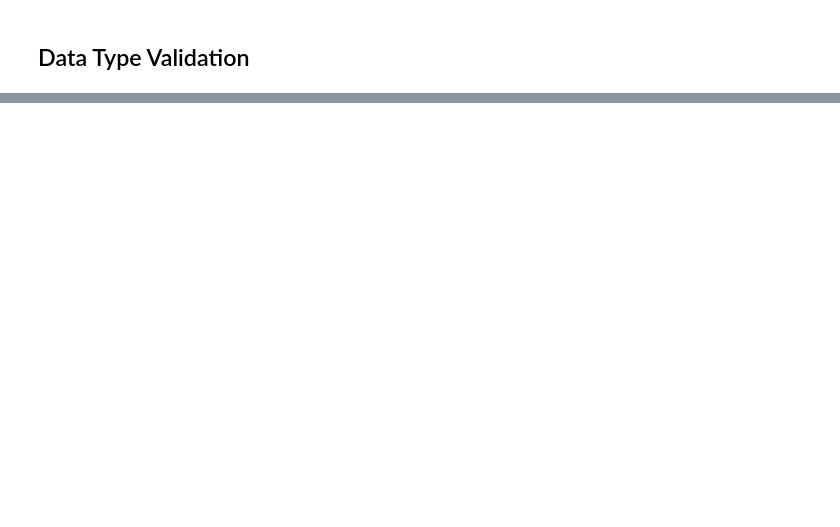
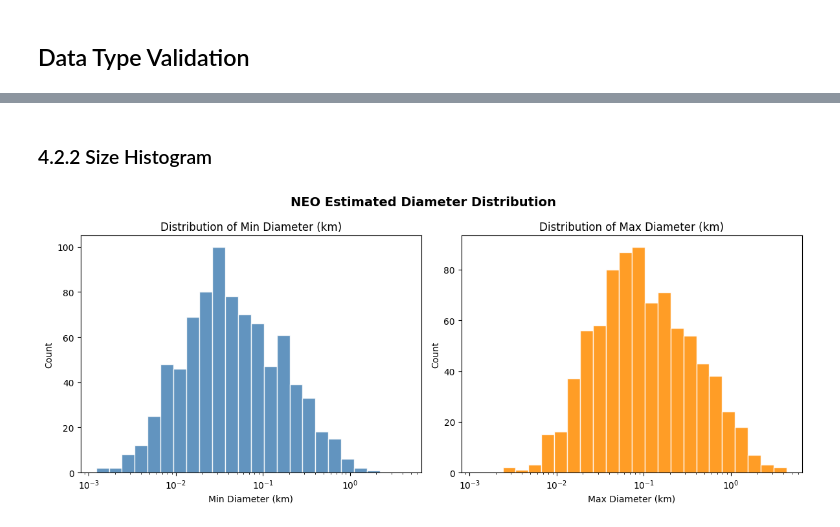
Before and after one commit to Mission-Insight/neo-analytics-platform, a Jupyter notebook: notebooks/eda.ipynb, the cells around one changed output, grey strips where cells are left out. Drawn from its saved outputs; the diff is of its cells as text; code cells hidden in the pictures; blank space fills up the shorter version.

```diff
--- a/notebooks/eda.ipynb
+++ b/notebooks/eda.ipynb
@@ -238,0 +173,19 @@ orbit_class_range object
+# %%
+# Fix boolean
+asteroids_df["is_potentially_hazardous"] = asteroids_df["is_potentially_hazardous"].astype(bool)
+
+# Fix date columns
+close_approaches_df["close_approach_date"] = pd.to_datetime(close_approaches_df["close_approach_date"])
+
+orbital_parameters_df["orbit_determination_date"] = pd.to_datetime(orbital_parameters_df["orbit_determination_date"])
+orbital_parameters_df["first_observation_date"] = pd.to_datetime(orbital_parameters_df["first_observation_date"])
+orbital_parameters_df["last_observation_date"] = pd.to_datetime(orbital_parameters_df["last_observation_date"])
+
+print("asteroids")
+display(asteroids_df.dtypes.to_frame("dtype"))
+
+print("close_approaches")
+display(close_approaches_df.dtypes.to_frame("dtype"))
+
+print("orbital_parameters")
+display(orbital_parameters_df.dtypes.to_frame("dtype"))
@@ -238,0 +389,28 @@ orbit_class_range object
+# %% [markdown]
+### 4.2.2 Size Histogram
+# %%
+bins = np.logspace(
+    np.log10(asteroids_df["estimated_diameter_min_km"].min()),
+    np.log10(asteroids_df["estimated_diameter_max_km"].max()),
+    25,
+)
+
+fig, axes = plt.subplots(1, 2, figsize=(12, 5))
+
+for ax, col, label, color in zip(
+    axes,
+    ["estimated_diameter_min_km", "estimated_diameter_max_km"],
+    ["Min Diameter (km)", "Max Diameter (km)"],
+    ["steelblue", "darkorange"],
+):
+    ax.hist(asteroids_df[col], bins=bins, color=color, edgecolor="white", alpha=0.85)
+    ax.set_xscale("log")
+    ax.set_xlabel(label)
+    ax.set_ylabel("Count")
+    ax.set_title(f"Distribution of {label}")
+
+fig.suptitle("NEO Estimated Diameter Distribution", fontsize=14, fontweight="bold")
+plt.tight_layout()
+plt.show()
+# %% [output]
+[figure, added]
```
Also changed, not shown: parts of 90 cells of this notebook, 3 other files.
